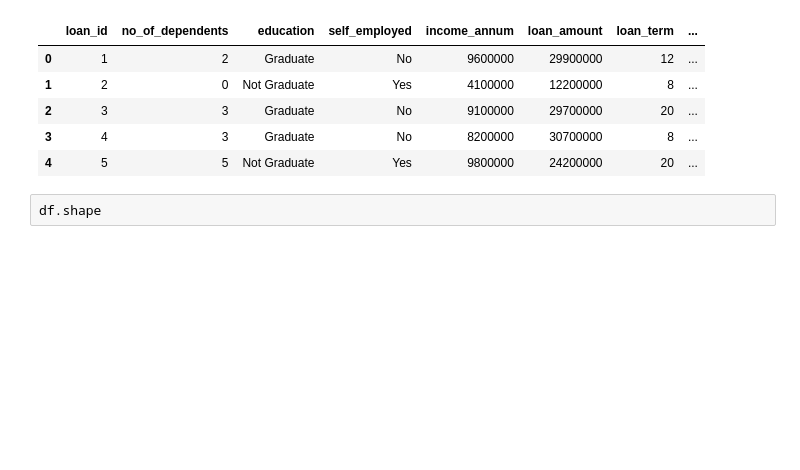
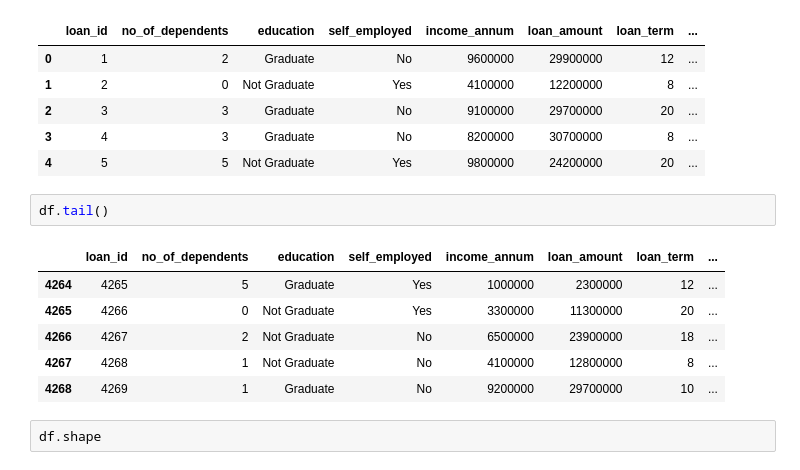
Before and after one commit to SEETHALAKSHMI19/Loan_Approval_Prediction, a Jupyter notebook: ML_project.ipynb, the cells around one changed output. Drawn from its saved outputs; the diff is of its cells as text; blank space fills up the shorter version.

```diff
--- a/ML_project.ipynb
+++ b/ML_project.ipynb
@@ -16,6 +16,15 @@ df.head()
 | 2 | 3 | 3 | Graduate | No | 9100000 | 29700000 | 20 | ... |
 | 3 | 4 | 3 | Graduate | No | 8200000 | 30700000 | 8 | ... |
 | 4 | 5 | 5 | Not Graduate | Yes | 9800000 | 24200000 | 20 | ... |
+# %%
+df.tail()
+# %% [output]
+|  | loan_id | no_of_dependents | education | self_employed | income_annum | loan_amount | loan_term | ... |
+| 4264 | 4265 | 5 | Graduate | Yes | 1000000 | 2300000 | 12 | ... |
+| 4265 | 4266 | 0 | Not Graduate | Yes | 3300000 | 11300000 | 20 | ... |
+| 4266 | 4267 | 2 | Not Graduate | No | 6500000 | 23900000 | 18 | ... |
+| 4267 | 4268 | 1 | Not Graduate | No | 4100000 | 12800000 | 8 | ... |
+| 4268 | 4269 | 1 | Graduate | No | 9200000 | 29700000 | 10 | ... |
 # %%
 df.shape
 # %% [output]
```
Also changed, not shown: parts of 1 cell of this notebook.
